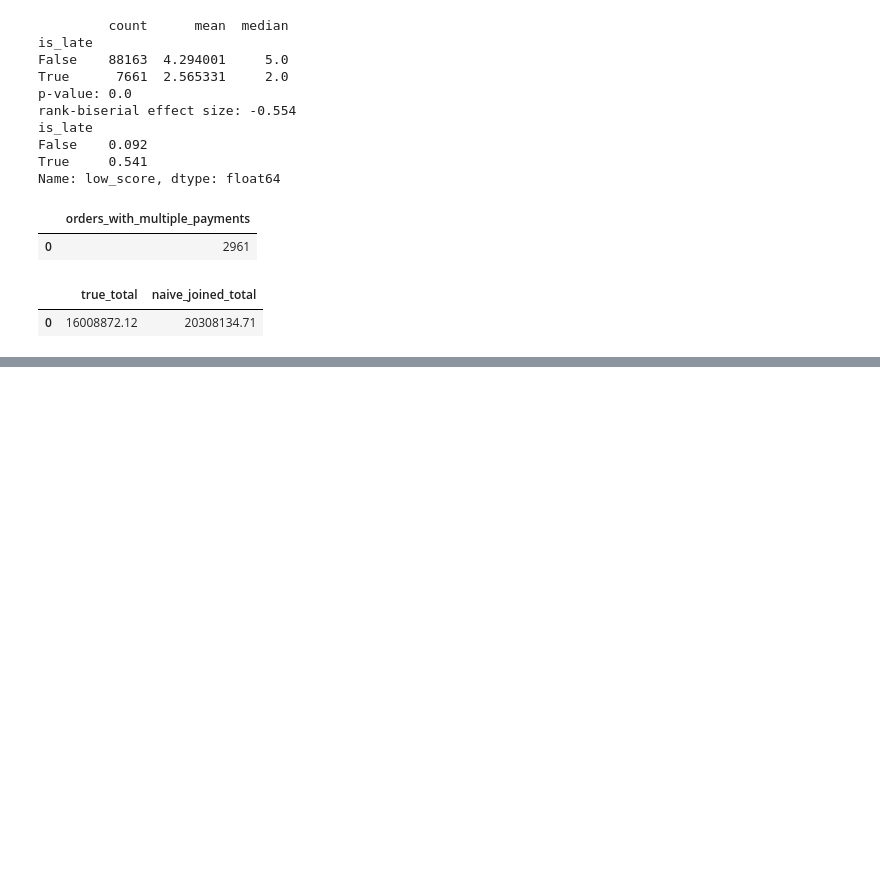
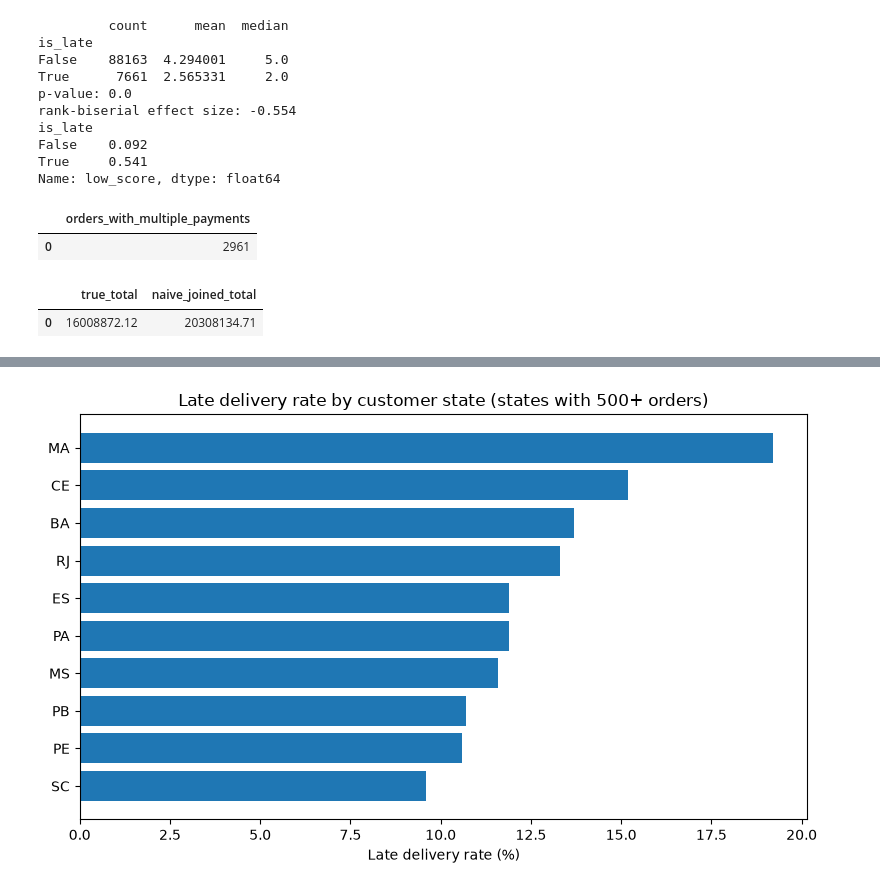
Before and after one commit to Nikita-dambhare/olist-ecommerce-analytics, a Jupyter notebook: 01_explore.ipynb, the cells around one changed output, grey strips where cells are left out. Cells and saved outputs as stored; diff of their text form; code cells hidden in the pictures; blank space fills up the shorter version.

Commit message:
Add late-delivery analysis by state

```diff
--- a/01_explore.ipynb
+++ b/01_explore.ipynb
@@ -196,0 +275,12 @@ con.execute("""
+# %%
+state = (df.groupby("customer_state")
+           .agg(orders=("order_id", "count"),
+                late_orders=("is_late", "sum"),
+                late_rate=("is_late", "mean"),
+                avg_score=("review_score", "mean"))
+           .query("orders >= 500"))
+state["share_of_all_late"] = (state.late_orders / df.is_late.sum()).round(3)
+state = state.round(3)
+
+print(state.sort_values("late_orders", ascending=False).head(8))
+print(state.sort_values("late_rate", ascending=False).head(8))
@@ -196,0 +308,16 @@ con.execute("""
+# %%
+import os
+import matplotlib.pyplot as plt
+
+os.makedirs("images", exist_ok=True)
+top = state.sort_values("late_rate", ascending=False).head(10)
+
+plt.figure(figsize=(8, 5))
+plt.barh(top.index[::-1], top.late_rate[::-1] * 100)
+plt.xlabel("Late delivery rate (%)")
+plt.title("Late delivery rate by customer state (states with 500+ orders)")
+plt.tight_layout()
+plt.savefig("images/late_rate_by_state.png", dpi=150)
+plt.show()
+# %% [output]
+[figure, added]
```
Also changed, not shown: parts of 3 cells of this notebook, 1 other file.
